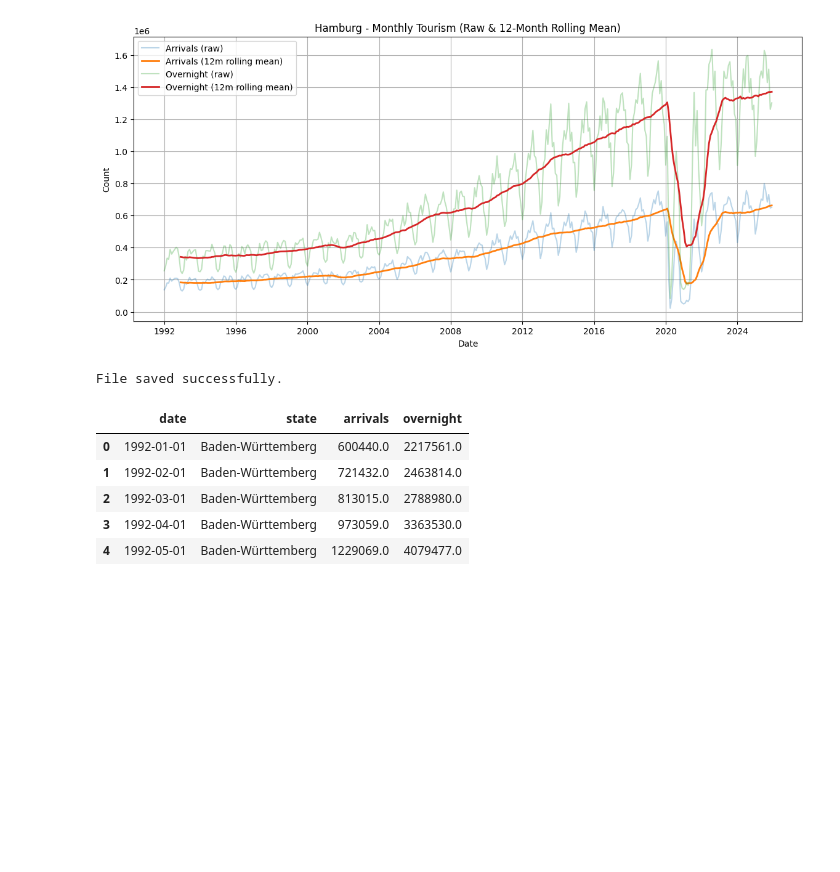
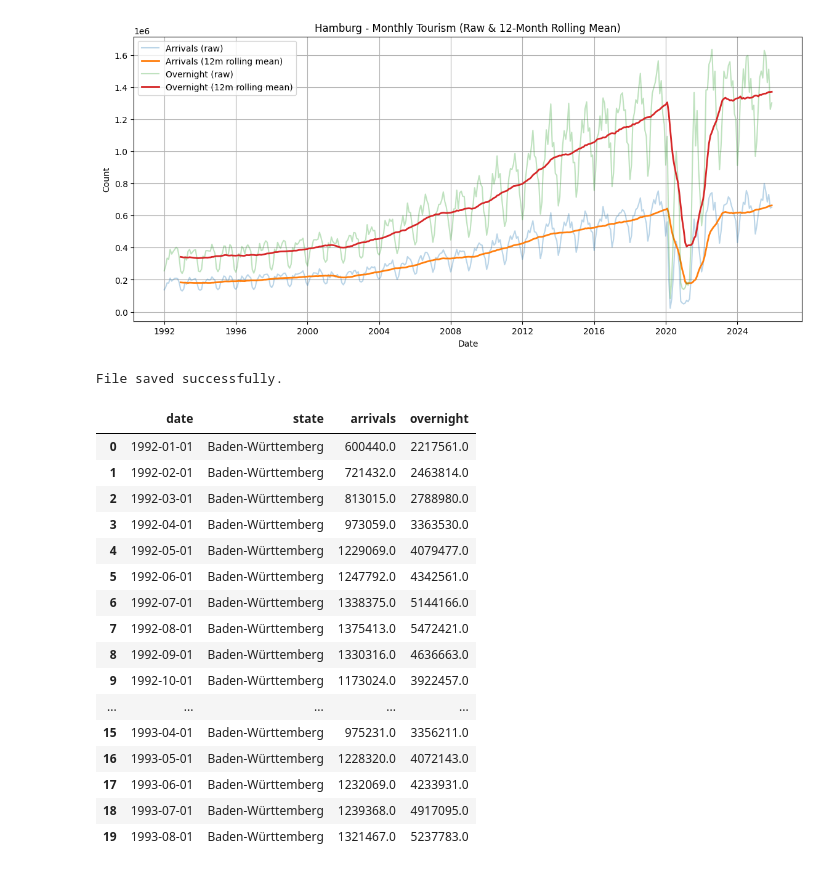
Before and after one commit to ChronoX-TimeSeries/BundesHost, a Jupyter notebook: notebooks/00_data_understanding.ipynb, the cells around one changed output. Drawn from its saved outputs; the diff is of its cells as text; code cells hidden in the pictures; blank space fills up the shorter version.

```diff
--- a/notebooks/00_data_understanding.ipynb
+++ b/notebooks/00_data_understanding.ipynb
@@ -423,12 +423,23 @@ File saved successfully.
 # %%
 # Reload the saved CSV to ensure it works correctly
 df_test = pd.read_csv("../data/processed/tourism_long.csv")
 
-df_test.head()
+df_test.head(20)
 # %% [output]
 |  | date | state | arrivals | overnight |
 | 0 | 1992-01-01 | Baden-Württemberg | 600440.0 | 2217561.0 |
 | 1 | 1992-02-01 | Baden-Württemberg | 721432.0 | 2463814.0 |
 | 2 | 1992-03-01 | Baden-Württemberg | 813015.0 | 2788980.0 |
 | 3 | 1992-04-01 | Baden-Württemberg | 973059.0 | 3363530.0 |
 | 4 | 1992-05-01 | Baden-Württemberg | 1229069.0 | 4079477.0 |
+| 5 | 1992-06-01 | Baden-Württemberg | 1247792.0 | 4342561.0 |
+| 6 | 1992-07-01 | Baden-Württemberg | 1338375.0 | 5144166.0 |
+| 7 | 1992-08-01 | Baden-Württemberg | 1375413.0 | 5472421.0 |
+| 8 | 1992-09-01 | Baden-Württemberg | 1330316.0 | 4636663.0 |
+| 9 | 1992-10-01 | Baden-Württemberg | 1173024.0 | 3922457.0 |
+| ... | ... | ... | ... | ... |
+| 15 | 1993-04-01 | Baden-Württemberg | 975231.0 | 3356211.0 |
+| 16 | 1993-05-01 | Baden-Württemberg | 1228320.0 | 4072143.0 |
+| 17 | 1993-06-01 | Baden-Württemberg | 1232069.0 | 4233931.0 |
+| 18 | 1993-07-01 | Baden-Württemberg | 1239368.0 | 4917095.0 |
+| 19 | 1993-08-01 | Baden-Württemberg | 1321467.0 | 5237783.0 |
```
Also changed, not shown: parts of 1 cell of this notebook, 4 other files.
